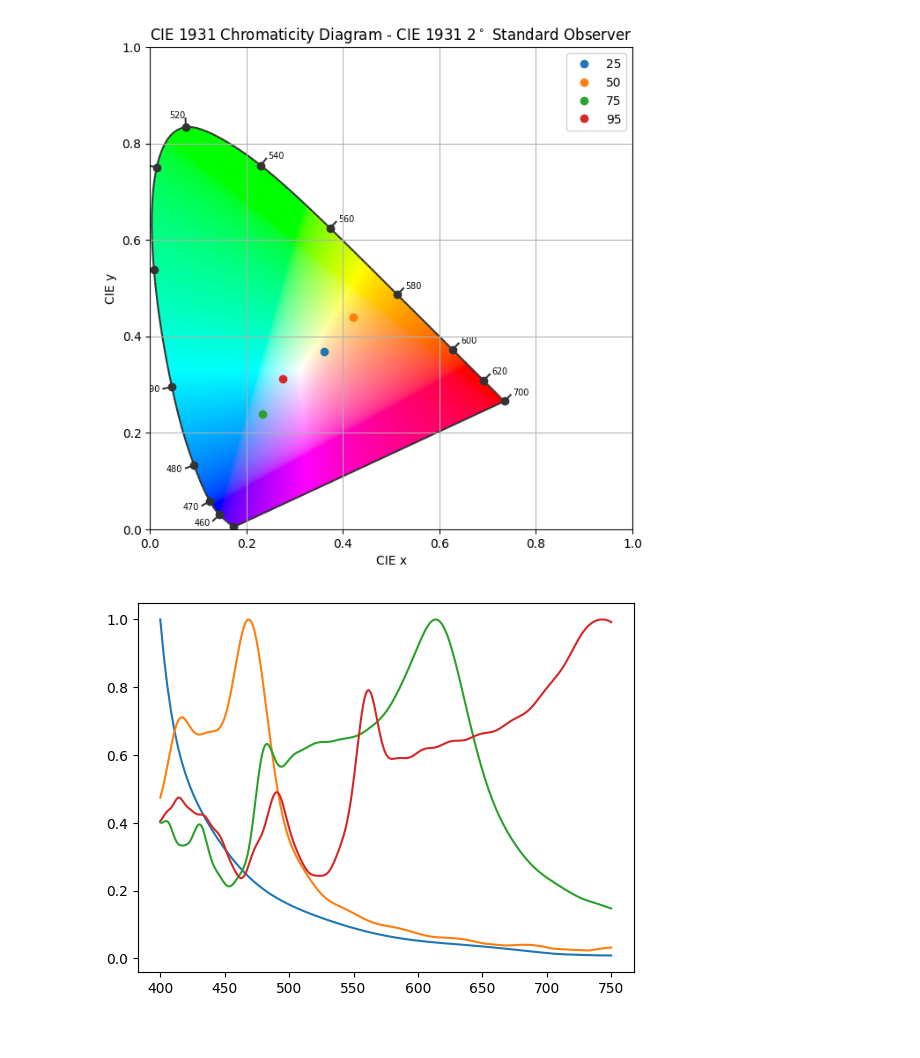
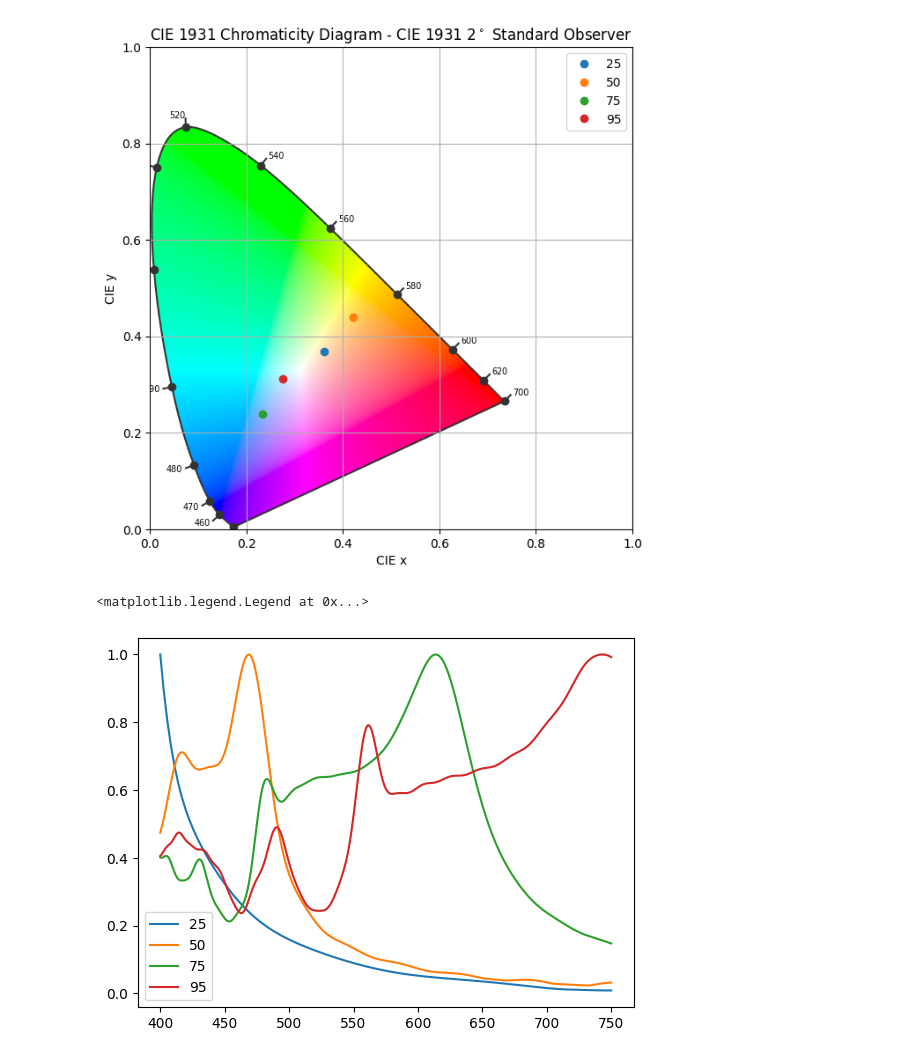
Before and after one commit to 30be/nanoparticles, a Jupyter notebook: Untitled.ipynb, the cells around one changed output. Saved outputs shown, nothing was run; the diff lists cells and outputs as text; code cells hidden in the pictures.

```diff
--- a/Untitled.ipynb
+++ b/Untitled.ipynb
@@ -55,5 +55,7 @@ plt.grid(True)
 # %%
 for size in [25, 50, 75, 95]:
     plt.plot(*get_normalized_absorption(size), label=size)
+plt.legend()
 # %% [output]
+<matplotlib.legend.Legend at 0x...>
-[figure, old version]
+[figure, new version]
```
